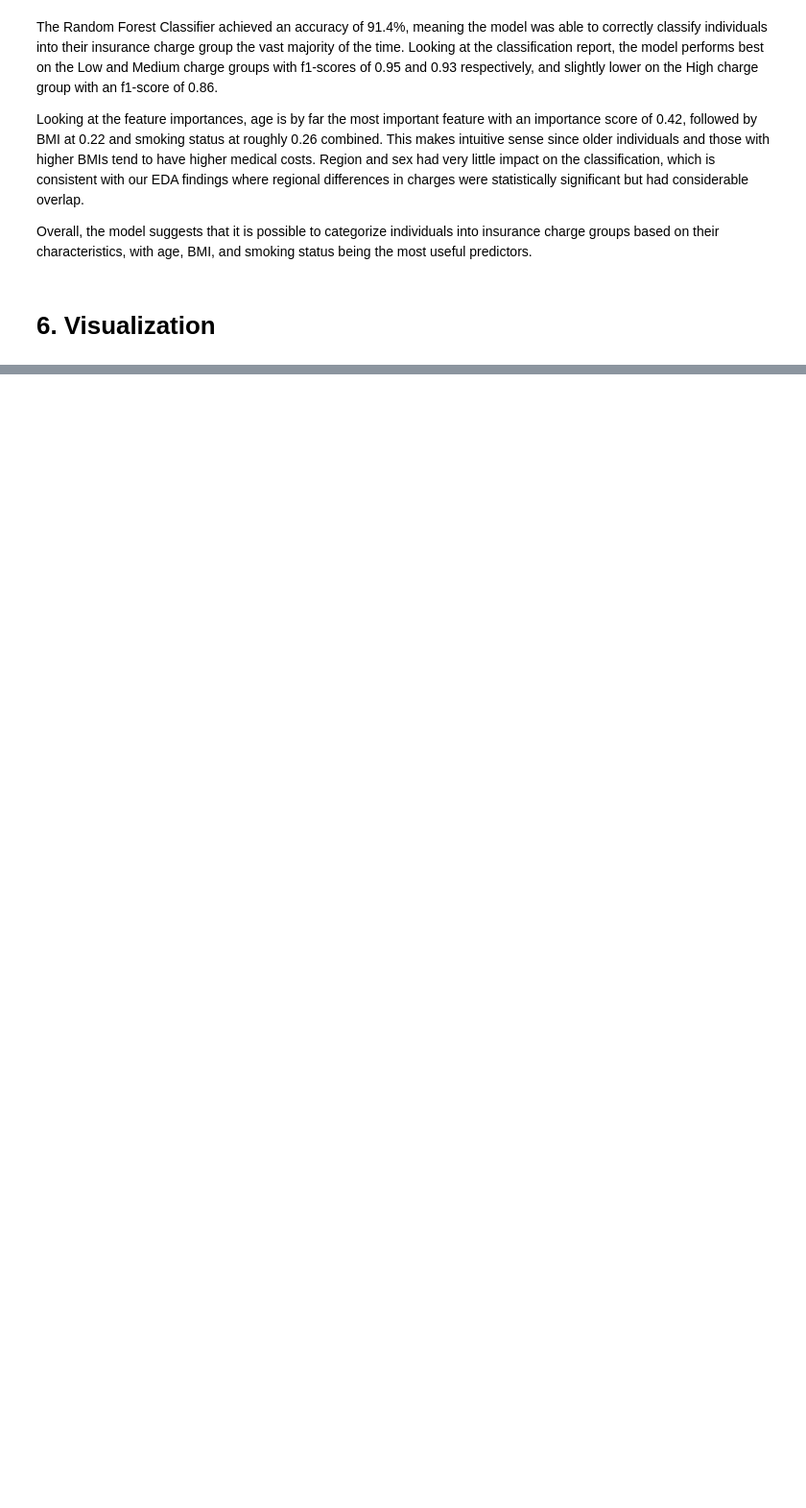
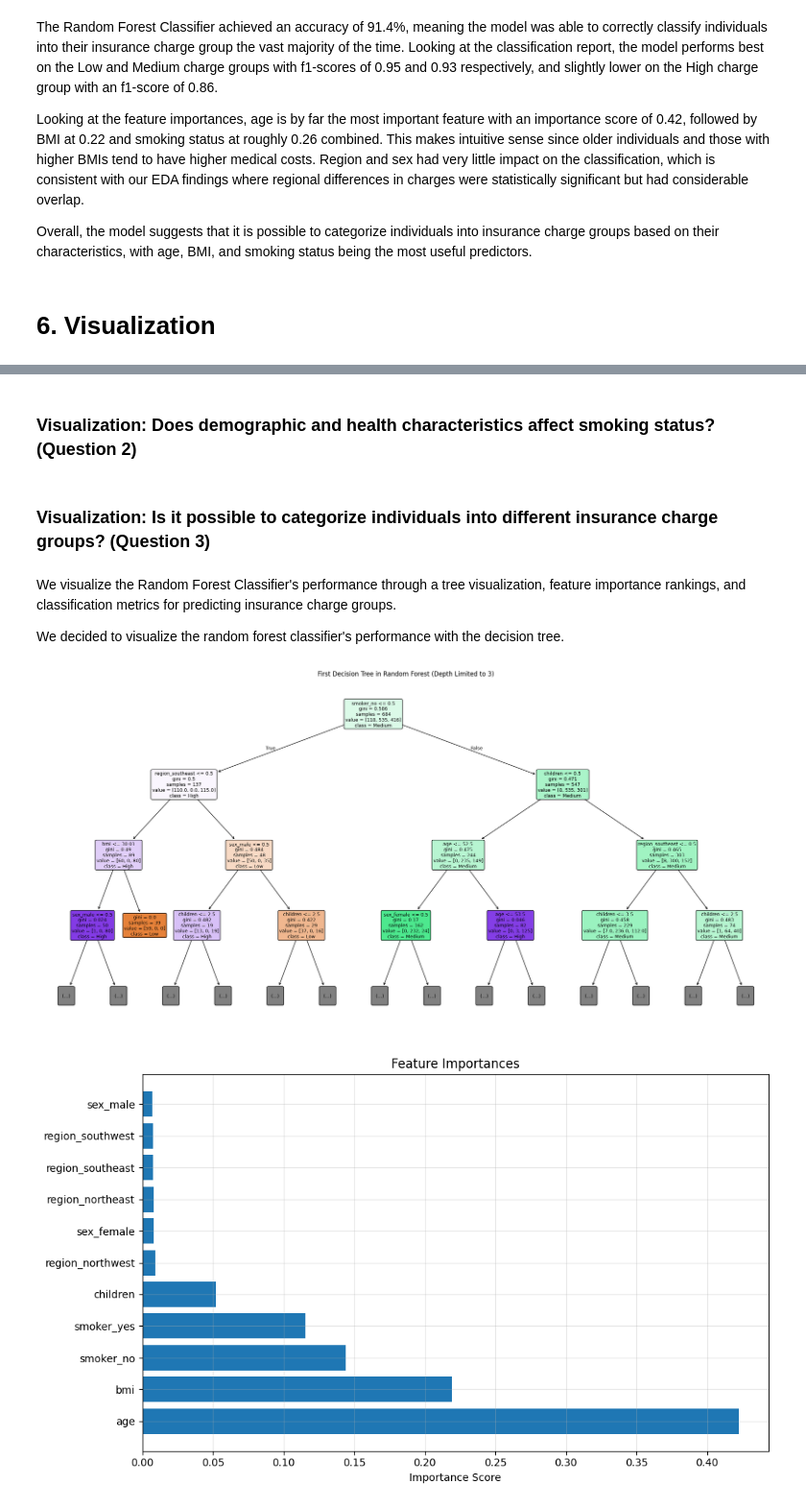
Before and after one commit to svaith/320FinalProject, a Jupyter notebook: main.ipynb, the cells around one changed output, grey strips where cells are left out. Shown at 96% size. Drawn from its saved outputs; the diff is of its cells as text; code cells hidden in the pictures; blank space fills up the shorter version.

```diff
--- a/main.ipynb
+++ b/main.ipynb
@@ -423,9 +423,7 @@ dtype: object
 X_cg = numerical_df.drop(columns=['charges', 'charge_group'])
 y_cg = numerical_df['charge_group']
 
-X_train_cg, X_test_cg, y_train_cg, y_test_cg = train_test_split(
-    X_cg, y_cg, test_size=0.2, random_state=42
-)
+X_train_cg, X_test_cg, y_train_cg, y_test_cg = train_test_split(X_cg, y_cg, test_size=0.2, random_state=42)
 
 rf_model = RandomForestClassifier(n_estimators=100, random_state=42)
 rf_model.fit(X_train_cg, y_train_cg)
@@ -433,12 +431,9 @@ rf_model.fit(X_train_cg, y_train_cg)
 y_pred_cg = rf_model.predict(X_test_cg)
 
 accuracy_cg = accuracy_score(y_test_cg, y_pred_cg)
-print(f'Accuracy: {accuracy_cg:.4f}')
+print(f'Accuracy: {accuracy_cg}')
 print(classification_report(y_test_cg, y_pred_cg, target_names=['Low', 'Medium', 'High']))
 
-feature_imp_cg = pd.DataFrame({
-    'Feature': X_cg.columns,
-    'Importance': rf_model.feature_importances_
-})
+feature_imp_cg = pd.DataFrame({'Feature': X_cg.columns,'Importance': rf_model.feature_importances_})
 print(feature_imp_cg.sort_values('Importance', ascending=False))
 # %% [output]
@@ -486,0 +505,35 @@ plt.show()
+# %% [markdown]
+### Visualization: Does demographic and health characteristics affect smoking status? (Question 2)
+# %% [markdown]
+### Visualization: Is it possible to categorize individuals into different insurance charge groups? (Question 3)
+# %% [markdown]
+We visualize the Random Forest Classifier's performance through a tree visualization, feature importance rankings, and classification metrics for predicting insurance charge groups.
+
+We decided to visualize the random forest classifier's performance with the decision tree.
+# %%
+from sklearn import tree
+
+plt.figure(figsize=(20, 10))
+tree.plot_tree(rf_model.estimators_[0],
+               feature_names=X_train_cg.columns,
+               class_names=['Low', 'Medium', 'High'],
+               filled=True,
+               rounded=True,
+               fontsize=9,
+               max_depth=3)
+plt.title('First Decision Tree in Random Forest (Depth Limited to 3)')
+plt.tight_layout()
+plt.show()
+
+plt.figure(figsize=(10, 6))
+feature_imp_cg = pd.DataFrame({'Feature': X_train_cg.columns,'Importance': rf_model.feature_importances_}).sort_values('Importance', ascending=False)
+
+plt.barh(feature_imp_cg['Feature'], feature_imp_cg['Importance'])
+plt.xlabel('Importance Score')
+plt.title('Feature Importances')
+plt.grid(True, alpha=0.3)
+plt.tight_layout()
+plt.show()
+# %% [output]
+[figure, added]
+[figure, added]
```
Also changed, not shown: parts of 17 cells of this notebook.
